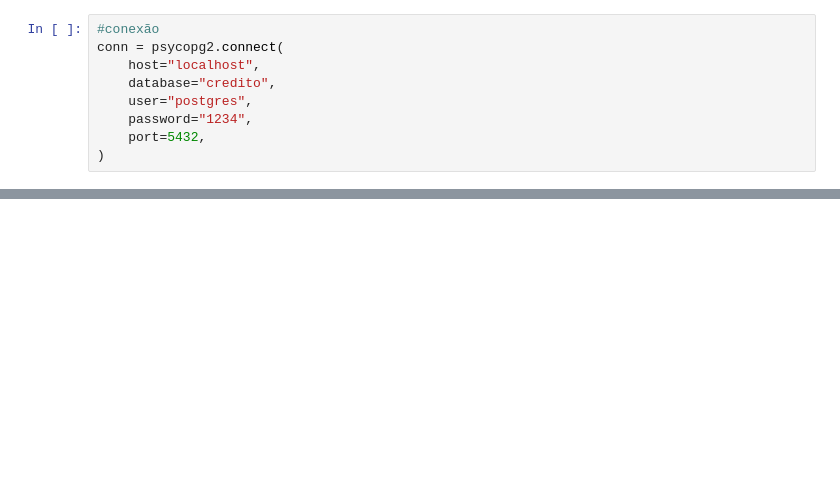
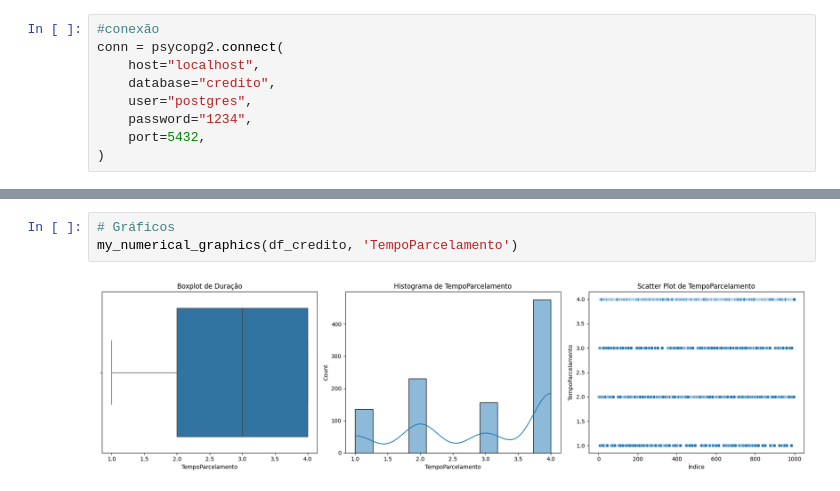
Before and after one commit to Ryans007/DateWithPython, a Jupyter notebook: Projeto Final/projeto_final.ipynb, the cells around one changed output, grey strips where cells are left out. Drawn from its saved outputs; the diff is of its cells as text; blank space fills up the shorter version.

```diff
--- a/Projeto Final/projeto_final.ipynb
+++ b/Projeto Final/projeto_final.ipynb
@@ -165,0 +267,5 @@ Coluna "Investimentos"
+# %%
+# Gráficos
+my_numerical_graphics(df_credito, 'TempoParcelamento')
+# %% [output]
+[figure, added]
```
Also changed, not shown: parts of 48 cells of this notebook, 1 other file.
